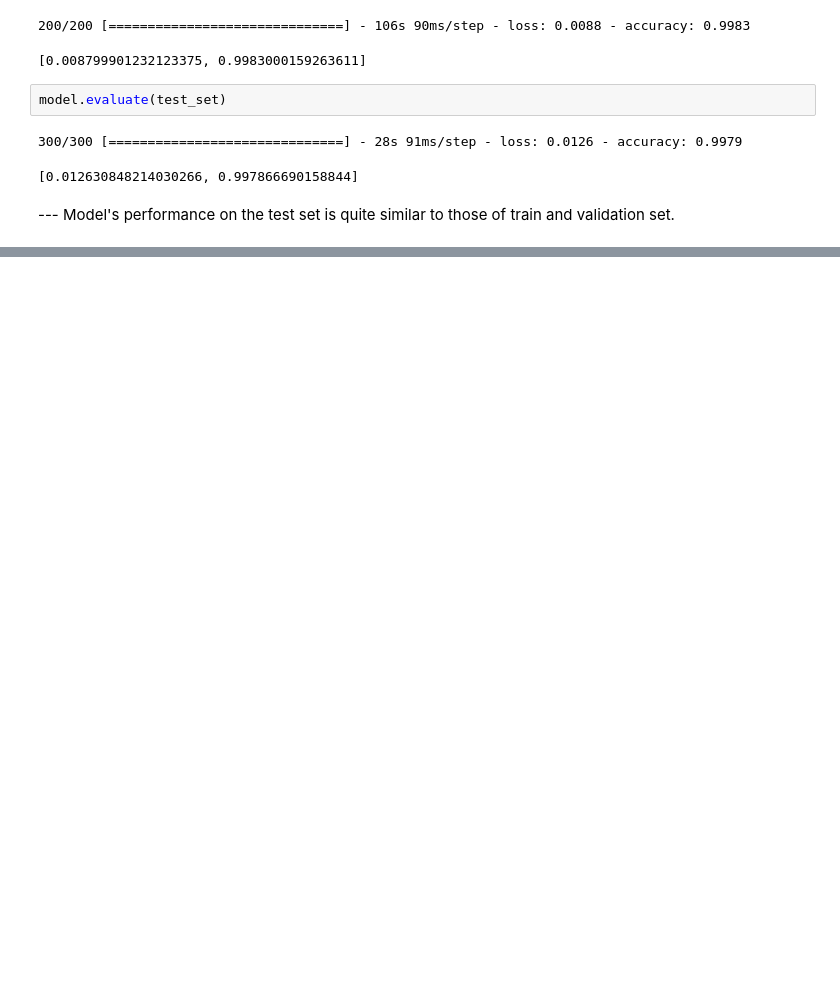
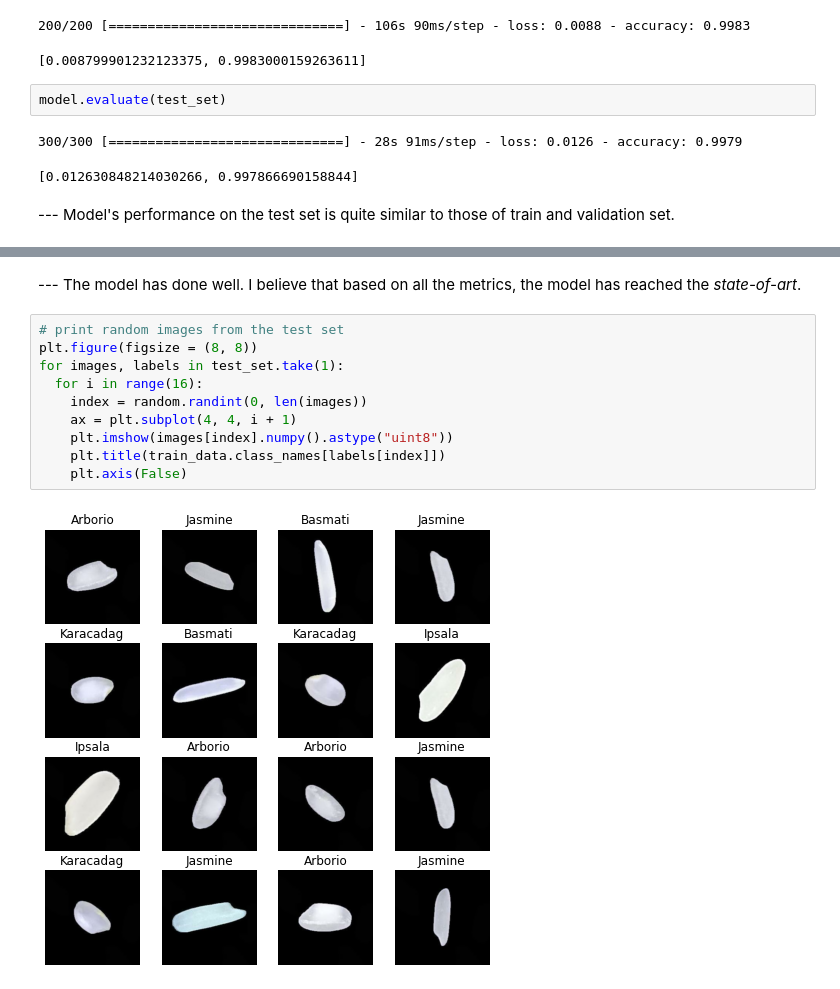
Before and after one commit to MostafaJahanian/DL_Projects, a Jupyter notebook: rice_image_classification_using_cnn.ipynb, the cells around one changed output, grey strips where cells are left out. Drawn from its saved outputs; the diff is of its cells as text; blank space fills up the shorter version.

```diff
--- a/rice_image_classification_using_cnn.ipynb
+++ b/rice_image_classification_using_cnn.ipynb
@@ -638,0 +670,14 @@ metrics.accuracy_score(y_test, y_pred)
+# %% [markdown]
+--- The model has done well. I believe that based on all the metrics, the model has reached the *state-of-art*.
+# %%
+# print random images from the test set
+plt.figure(figsize = (8, 8))
+for images, labels in test_set.take(1):
+  for i in range(16):
+    index = random.randint(0, len(images))
+    ax = plt.subplot(4, 4, i + 1)
+    plt.imshow(images[index].numpy().astype("uint8"))
+    plt.title(train_data.class_names[labels[index]])
+    plt.axis(False)
+# %% [output]
+[figure, added]
```
Also changed, not shown: parts of 5 cells of this notebook.
